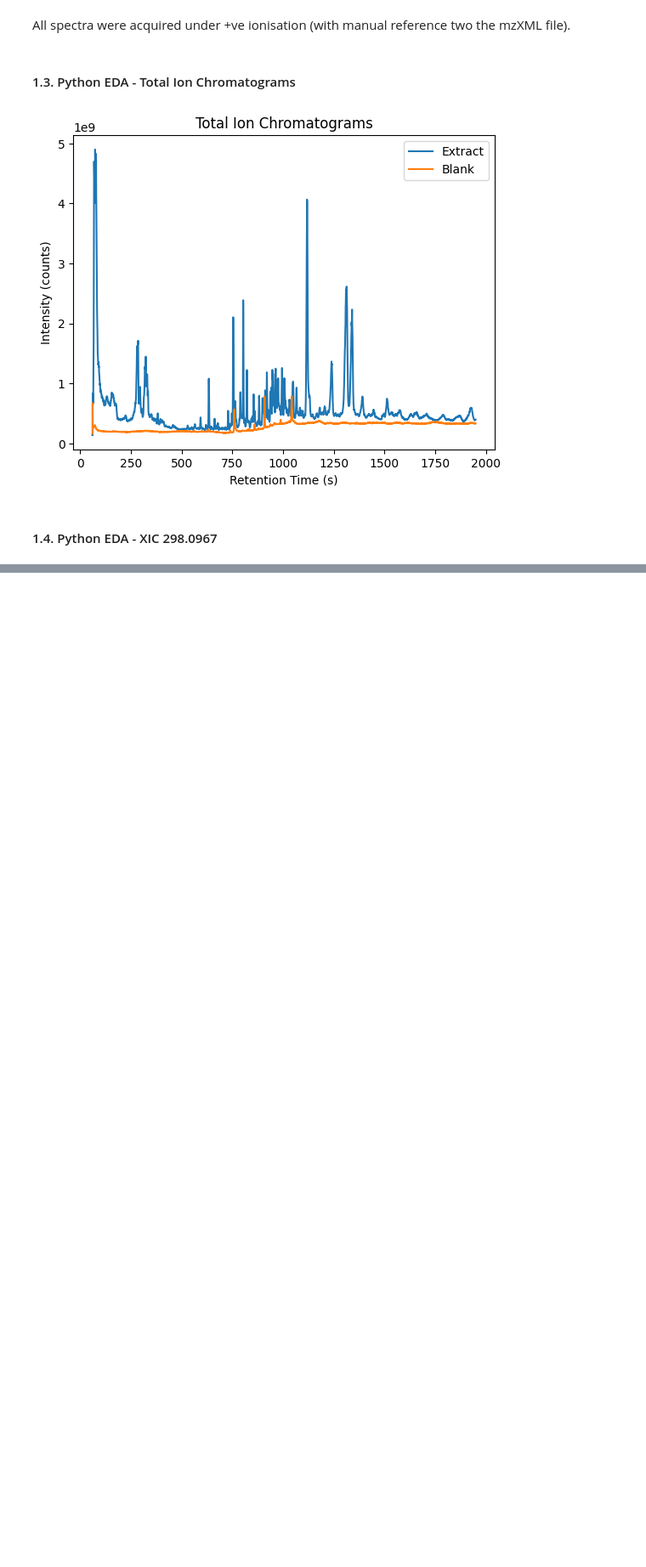
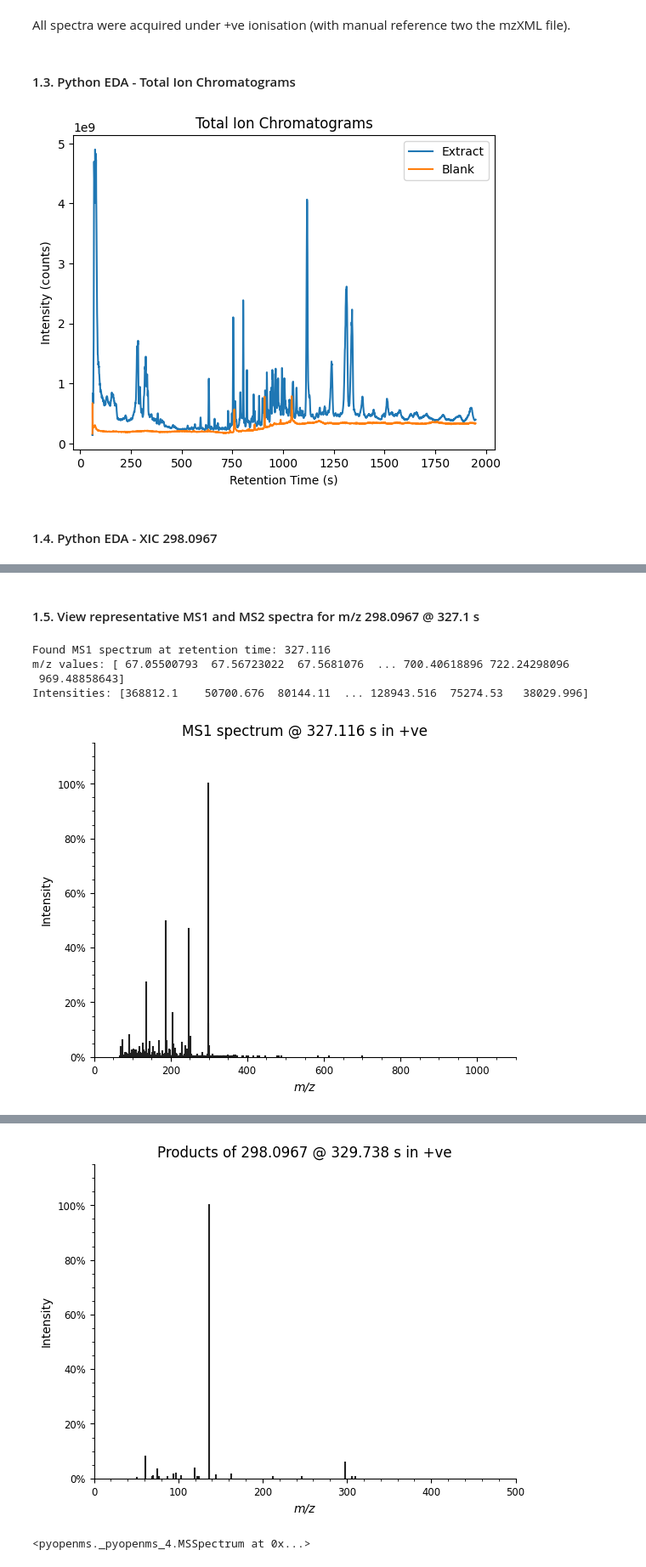
Before and after one commit to jonathan-hunter/Metabolomics-Pipeline, a Jupyter notebook: Docker/sync/metabolomics.ipynb, the cells around one changed output, grey strips where cells are left out. Shown at 85% size. Saved outputs shown, nothing was run; the diff lists cells and outputs as text; code cells hidden in the pictures; blank space fills up the shorter version.

```diff
--- a/Docker/sync/metabolomics.ipynb
+++ b/Docker/sync/metabolomics.ipynb
@@ -144,0 +154,77 @@ plt.show()
+# %% [markdown]
+#### 1.5. View representative MS1 and MS2 spectra for m/z 298.0967 @ 327.1 s
+# %%
+# Desired retention time
+target_rt = 327.1
+
+# Find the MS1 spectrum closest to the target retention time
+closest_spectrum = None
+closest_rt_diff = float('inf')
+
+for spectrum in extract:
+    if spectrum.getMSLevel() == 1:  # Ensure it's an MS1 spectrum
+        rt = spectrum.getRT()
+        rt_diff = abs(rt - target_rt)
+        if rt_diff < closest_rt_diff:
+            closest_rt_diff = rt_diff
+            closest_spectrum = spectrum
+
+# Check if a spectrum was found
+if closest_spectrum is not None:
+    print(f"Found MS1 spectrum at retention time: {closest_spectrum.getRT()}")
+    mz, intensity = closest_spectrum.get_peaks()
+    print("m/z values:", mz)
+    print("Intensities:", intensity)
+else:
+    print("No MS1 spectrum found close to the target retention time.")
+
+plot_spectrum(closest_spectrum, annotate_ions=True)
+plt.title(f"MS1 spectrum @ {np.round(closest_spectrum.getRT(), 3)} s in +ve")
+plt.show()
+
+# Find the MS2 spectrum with the precursor m/z closest to 298.0967
+closest_ms2_spectrum = None
+closest_mz_diff = float('inf')
+
+for spectrum in extract:
+    if spectrum.getMSLevel() == 2:  # Ensure it's an MS2 spectrum
+        precursors = spectrum.getPrecursors()
+        if precursors:
+            precursor_mz = precursors[0].getMZ()
+            mz_diff = abs(precursor_mz - mz_value)
+            if mz_diff < closest_mz_diff:
+                closest_mz_diff = mz_diff
+                closest_ms2_spectrum = spectrum
+
+# Check if a spectrum was found
+if closest_ms2_spectrum is not None:
+    print(f"Found MS2 spectrum with precursor m/z: {closest_ms2_spectrum.getPrecursors()[0].getMZ()}")
+    mz, intensity = closest_ms2_spectrum.get_peaks()
+    print("m/z values:", mz)
+    print("Intensities:", intensity)
+else:
+    print("No MS2 spectrum found with the precursor m/z close to 298.0967.")
+
+plot_spectrum(closest_ms2_spectrum, annotate_ions=True)
+plt.title(f"Products of {np.round(closest_ms2_spectrum.getPrecursors()[0].getMZ(), 4)} @ {np.round(closest_ms2_spectrum.getRT(), 3)} s in +ve")
+plt.show()
+
+display(closest_ms2_spectrum)
+# Display information about the closest MS2 spectrum
+print(f"MS2 Spectrum Information:")
+print(f"Retention Time: {closest_ms2_spectrum.getRT()}")
+print(f"Number of Peaks: {closest_ms2_spectrum.size()}")
+print(f"Precursor m/z: {closest_ms2_spectrum.getPrecursors()[0].getMZ()}")
+print(f"Precursor Intensity: {closest_ms2_spectrum.getPrecursors()[0].getIntensity()}")
+
+ms2 = pd.DataFrame({'mz': mz.tolist(), 'intensity': intensity.tolist()})
+for i in range(0, len(ms2)):
+    print(f"{ms2['mz'][i]}, {ms2['intensity'][i]}")
+
+print(f"Collision Energy: {closest_ms2_spectrum.getInstrumentSettings().getMetaValue('collisionEnergy')}")
+# %% [output]
+Found MS1 spectrum at retention time: 327.116
+m/z values: [ 67.05500793  67.56723022  67.5681076  ... 700.40618896 722.24298096
+ 969.48858643]
+Intensities: [368812.1    50700.676  80144.11  ... 128943.516  75274.53   38029.996]
+[figure, added]
@@ -144,0 +241,2 @@ plt.show()
+[figure, added]
+<pyopenms._pyopenms_4.MSSpectrum at 0x...>
```
Also changed, not shown: parts of 7 cells of this notebook, 2 other files.
